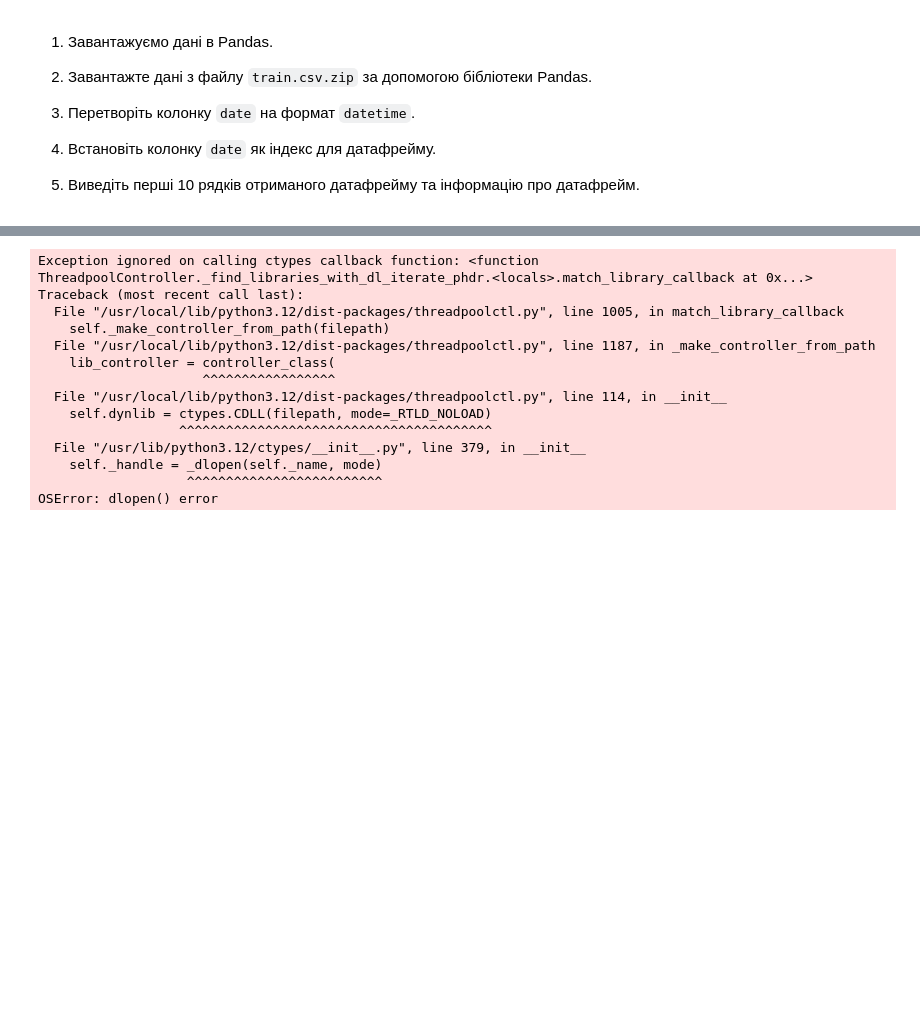
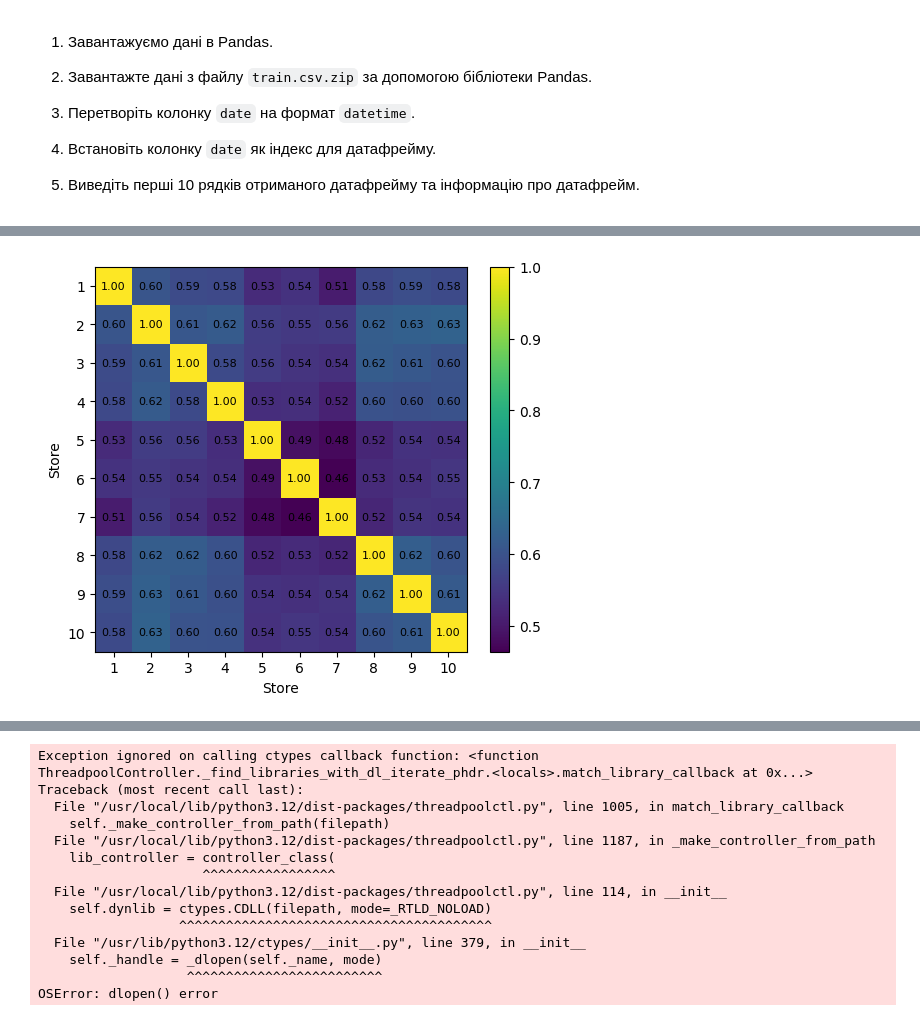
Before and after one commit to chornamarta/ml3.0, a Jupyter notebook: Module 2/TimeSeries/HW_2_5_Time_Series_Analysis.ipynb, the cells around one changed output, grey strips where cells are left out. Saved outputs shown, nothing was run; the diff lists cells and outputs as text; code cells hidden in the pictures; blank space fills up the shorter version.

```diff
--- a/Module 2/TimeSeries/HW_2_5_Time_Series_Analysis.ipynb
+++ b/Module 2/TimeSeries/HW_2_5_Time_Series_Analysis.ipynb
@@ -101,0 +106,16 @@ plt.show()
+# %%
+corr = pivot.corr()
+
+plt.figure(figsize=(6,5))
+plt.imshow(corr.values, aspect='auto', interpolation='nearest')
+plt.xlabel('Store')
+plt.ylabel('Store')
+plt.xticks(ticks=np.arange(10), labels=[str(s) for s in corr.columns])
+plt.yticks(ticks=np.arange(10), labels=[str(s) for s in corr.index])
+for i in range(corr.shape[0]):
+    for j in range(corr.shape[1]):
+        plt.text(j, i, f"{corr.values[i,j]:.2f}", ha='center', va='center', fontsize=8)
+plt.colorbar()
+plt.show()
+# %% [output]
+[figure, added]
```
Also changed, not shown: parts of 115 cells of this notebook.
